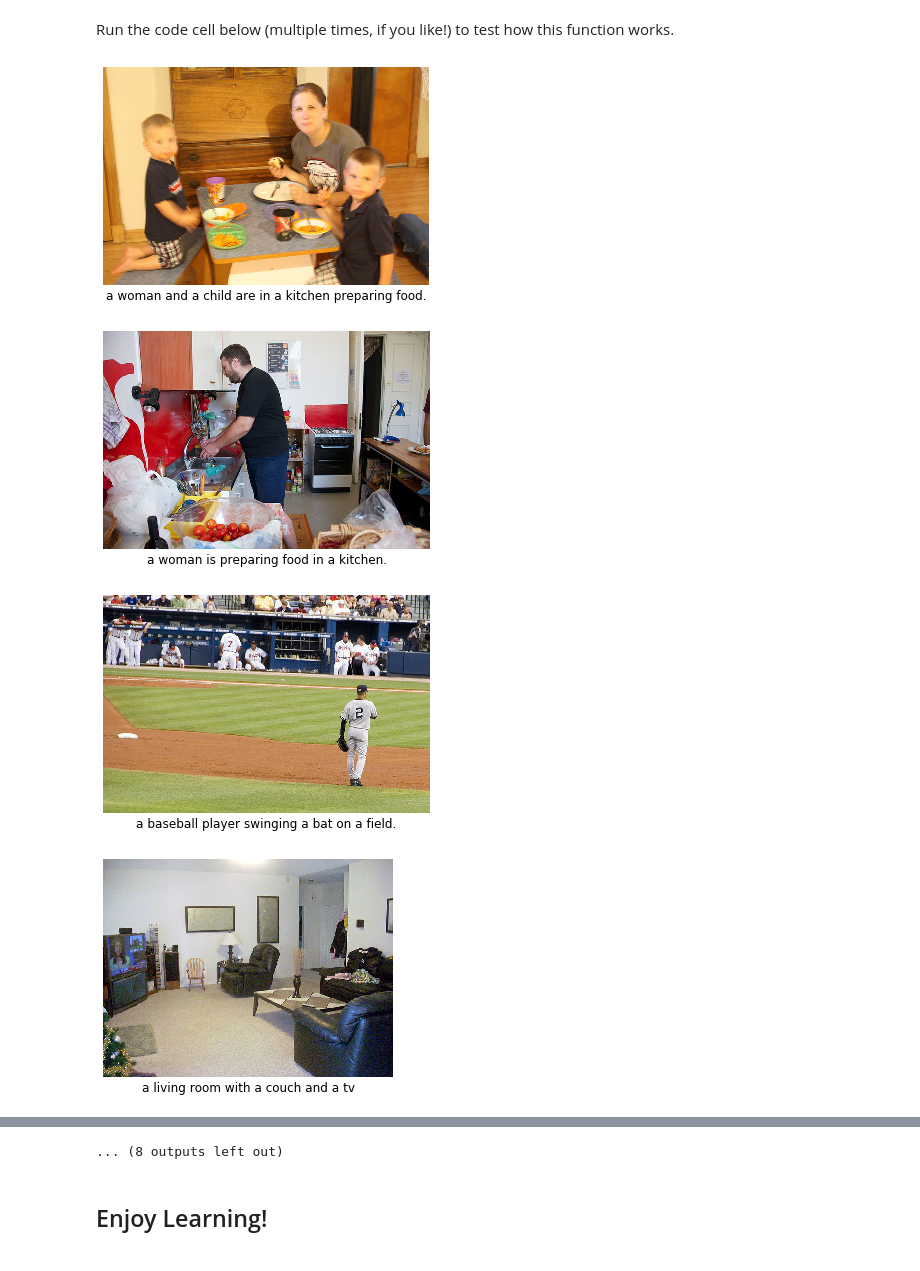
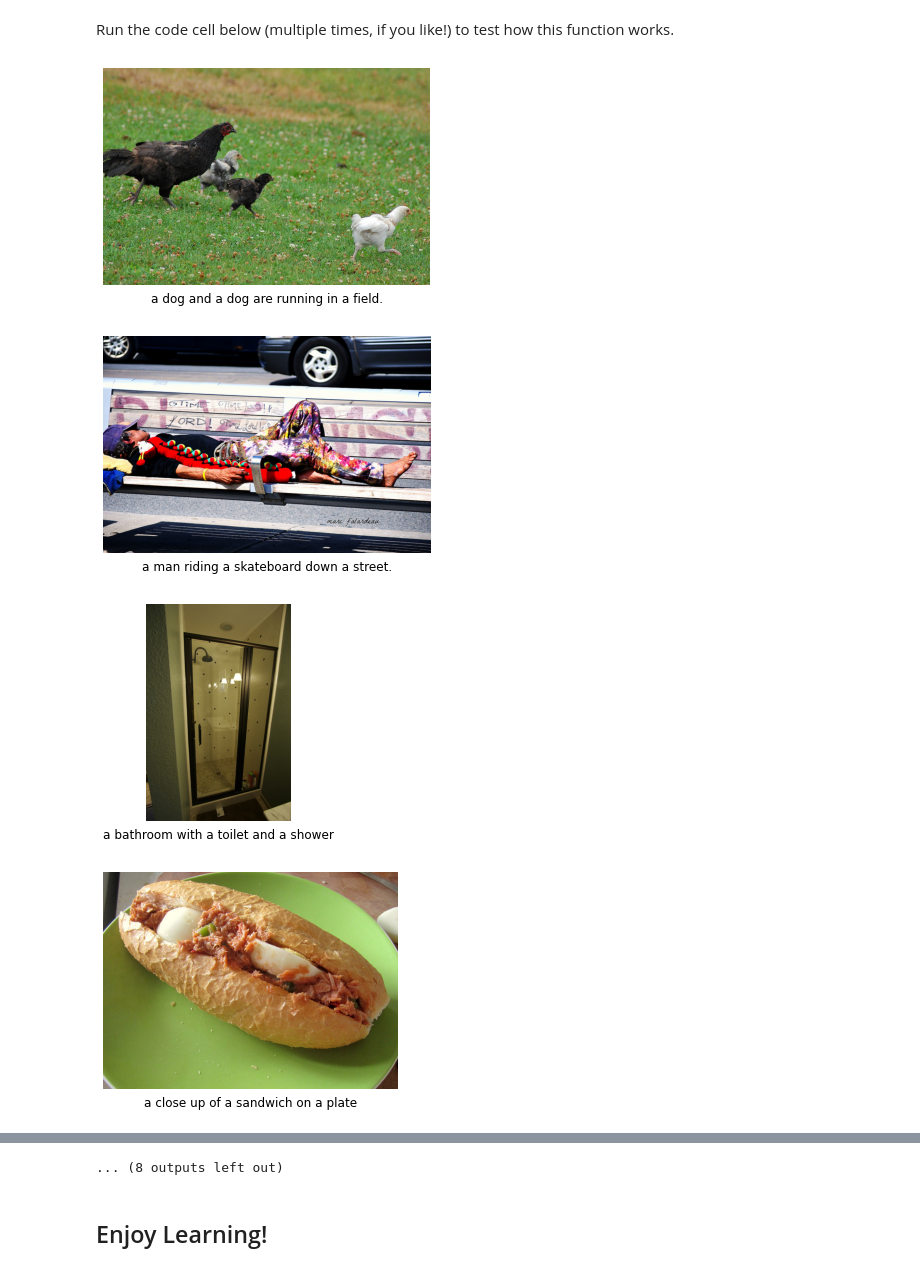
Before and after one commit to iamirmasoud/image_captioning, a Jupyter notebook: 3_Inference.ipynb, the cells around one changed output, grey strips where cells are left out. Drawn from its saved outputs; the diff is of its cells as text; code cells hidden in the pictures.

```diff
--- a/3_Inference.ipynb
+++ b/3_Inference.ipynb
@@ -28,5 +35,7 @@ from torchvision import transforms
 # %%
-# Define a transform to pre-process the testing images.
+cocoapi_dir = r"/media/masoud/F60C689F0C685C9D/immediate D/Course_Assignments/FINISHED/VISION/Udacity - Computer Vision Nanodegree/PROJECTS/2 - IMAGE CAPTIONING/MY/"
+
+# Defining a transform to pre-process the testing images.
 transform_test = transforms.Compose(
     [
         transforms.Resize(256),  # smaller edge of image resized to 256
@@ -40,11 +49,10 @@ transform_test = transforms.Compose(
     ]
 )
 
-cocoapi_dir = r"/media/masoud/F60C689F0C685C9D/immediate D/Course_Assignments/FINISHED/VISION/Udacity - Computer Vision Nanodegree/PROJECTS/2 - IMAGE CAPTIONING/MY/"
 
-
-# Create the data loader.
-data_loader = get_loader(transform=transform_test, mode="test", cocoapi_loc=cocoapi_dir)
+# Creating the data loader.
+data_loader = get_loader(transform=transform_test,
+                         mode="test", cocoapi_loc=cocoapi_dir)
 # %% [output]
 Vocabulary successfully loaded from vocab.pkl file!
 # %% [markdown]
@@ -143,20 +142,6 @@ RuntimeError: Input type (torch.cuda.FloatTensor) and weight type (torch.FloatTe
 ## Step 4: Cleaning up the Captions
 
 In the code cell below, the `clean_sentence` function takes a list of integers (corresponding to the variable `output` in **Step 3**) as input and return the corresponding predicted sentence (as a single Python string).
-# %%
-def clean_sentence(output):
-    sentense = ""
-    for i in output:
-        word = data_loader.dataset.vocab.idx2word[i]
-        if i == 0:
-            continue
-        elif i == 1:
-            break
-        if i == 18:  # dot
-            sentense = sentense + word
-        else:
-            sentense = sentense + " " + word
-    return sentense.strip()
 # %%
 sentence = clean_sentence(output)
 print("example sentence:", sentence)
@@ -196,9 +181,9 @@ def get_prediction(i=0, save=True):
 Run the code cell below (multiple times, if you like!) to test how this function works.
 # %%
 for i in range(20):
-    get_prediction2(i)
+    get_prediction(i)
 # %% [output]
-[figure, old version]
+[figure, new version]
-[figure, old version]
+[figure, new version]
-[figure, old version]
+[figure, new version]
-[figure, old version]
+[figure, new version]
```
Also changed, not shown: parts of 9 cells of this notebook, 11 other files.
